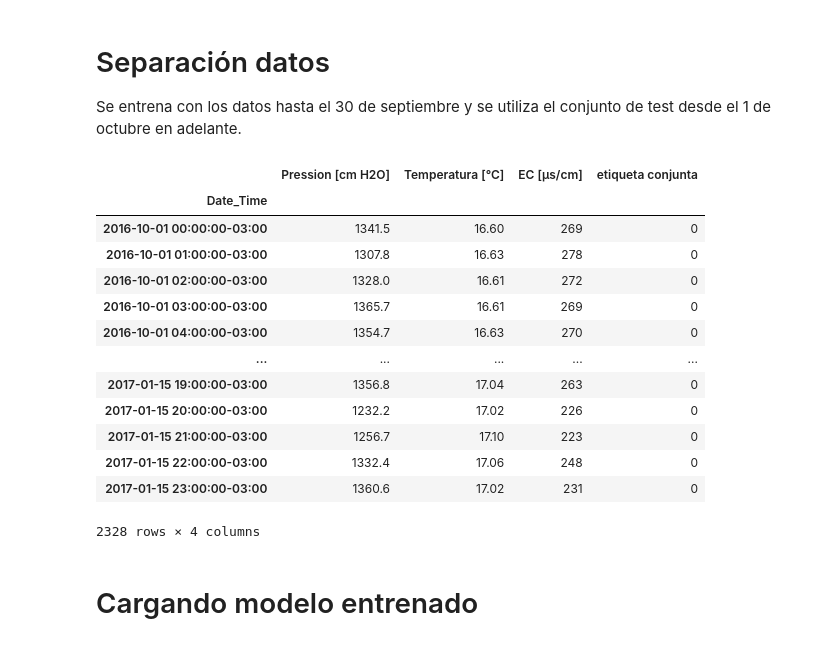
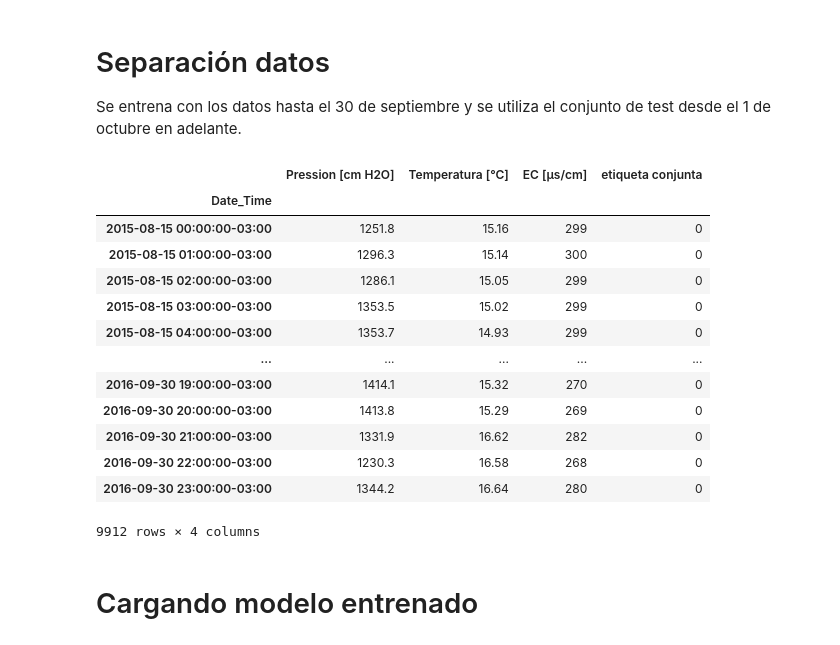
Before and after one commit to Max-jones/Sistema_Experto_APP, a Jupyter notebook: notebooks/proyecto_phm_p2.ipynb, the cells around one changed output. Cells and saved outputs as stored; diff of their text form; code cells hidden in the pictures.

```diff
--- a/notebooks/proyecto_phm_p2.ipynb
+++ b/notebooks/proyecto_phm_p2.ipynb
@@ -97,23 +91,23 @@ train = time_window.loc[:'2016-09-30']
 # mask = (df['date'] > '2016-09-1') & (df['date'] <= '2000-6-10')
 
 test = time_window.loc['2016-10-01':]
-# %%
-test
-# %% [output]
-|  | Pression [cm H2O] | Temperatura [°C] | EC [µs/cm] | etiqueta conjunta |
-| Date_Time |  |  |  |  |
-| 2016-10-01 00:00:00-03:00 | 1341.5 | 16.60 | 269 | 0 |
-| 2016-10-01 01:00:00-03:00 | 1307.8 | 16.63 | 278 | 0 |
-| 2016-10-01 02:00:00-03:00 | 1328.0 | 16.61 | 272 | 0 |
-| 2016-10-01 03:00:00-03:00 | 1365.7 | 16.61 | 269 | 0 |
-| 2016-10-01 04:00:00-03:00 | 1354.7 | 16.63 | 270 | 0 |
-| ... | ... | ... | ... | ... |
-| 2017-01-15 19:00:00-03:00 | 1356.8 | 17.04 | 263 | 0 |
-| 2017-01-15 20:00:00-03:00 | 1232.2 | 17.02 | 226 | 0 |
-| 2017-01-15 21:00:00-03:00 | 1256.7 | 17.10 | 223 | 0 |
-| 2017-01-15 22:00:00-03:00 | 1332.4 | 17.06 | 248 | 0 |
-| 2017-01-15 23:00:00-03:00 | 1360.6 | 17.02 | 231 | 0 |
-2328 rows × 4 columns
+# %%
+train
+# %% [output]
+|  | Pression [cm H2O] | Temperatura [°C] | EC [µs/cm] | etiqueta conjunta |
+| Date_Time |  |  |  |  |
+| 2015-08-15 00:00:00-03:00 | 1251.8 | 15.16 | 299 | 0 |
+| 2015-08-15 01:00:00-03:00 | 1296.3 | 15.14 | 300 | 0 |
+| 2015-08-15 02:00:00-03:00 | 1286.1 | 15.05 | 299 | 0 |
+| 2015-08-15 03:00:00-03:00 | 1353.5 | 15.02 | 299 | 0 |
+| 2015-08-15 04:00:00-03:00 | 1353.7 | 14.93 | 299 | 0 |
+| ... | ... | ... | ... | ... |
+| 2016-09-30 19:00:00-03:00 | 1414.1 | 15.32 | 270 | 0 |
+| 2016-09-30 20:00:00-03:00 | 1413.8 | 15.29 | 269 | 0 |
+| 2016-09-30 21:00:00-03:00 | 1331.9 | 16.62 | 282 | 0 |
+| 2016-09-30 22:00:00-03:00 | 1230.3 | 16.58 | 268 | 0 |
+| 2016-09-30 23:00:00-03:00 | 1344.2 | 16.64 | 280 | 0 |
+9912 rows × 4 columns
 # %% [markdown]
 # Cargando modelo entrenado
 # %%
```
Also changed, not shown: parts of 41 cells of this notebook, 8 other files.
